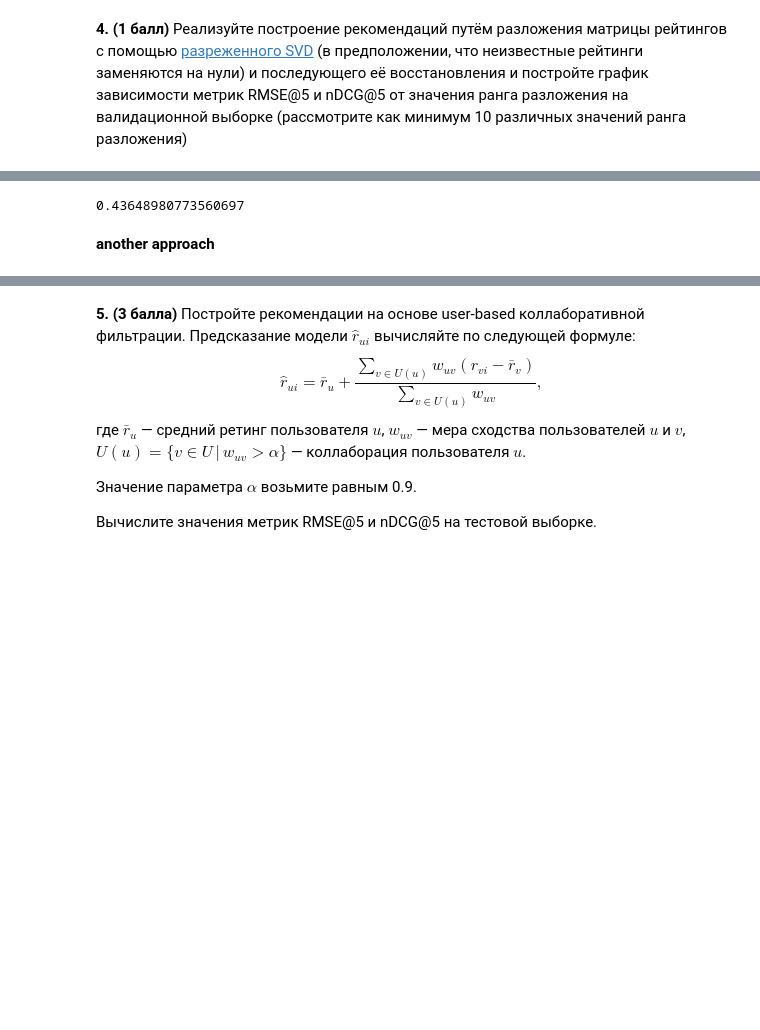
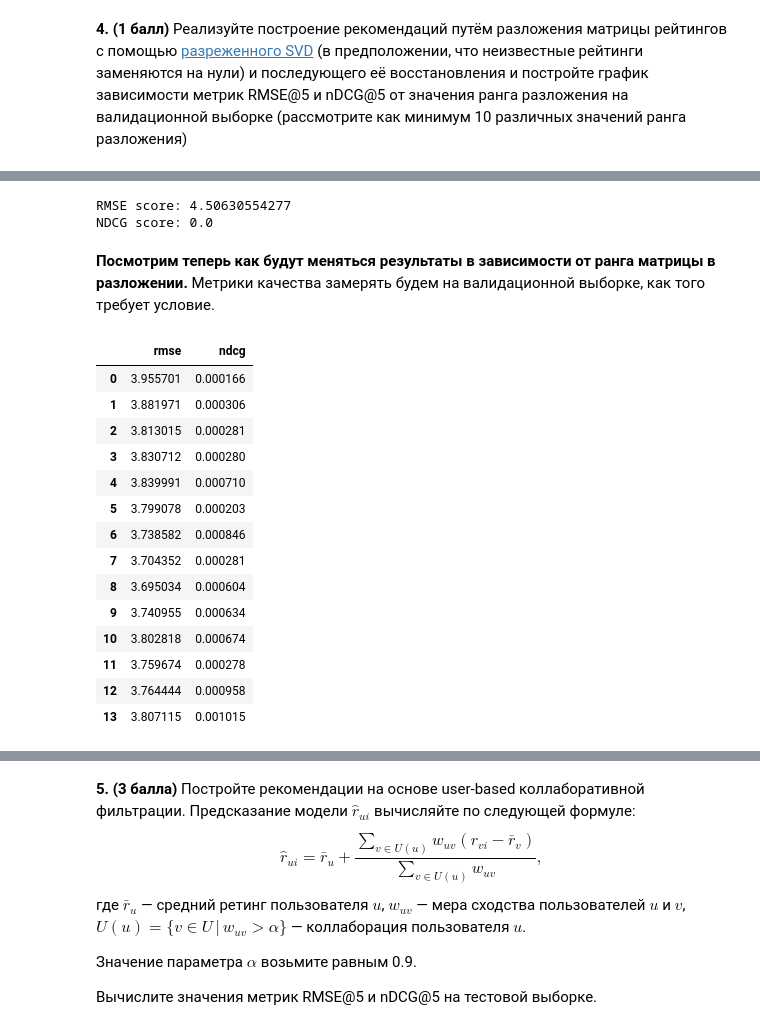
Before and after one commit to BobrG/IreneGit, a Jupyter notebook: recommendation_systems_hw4.ipynb, the cells around one changed output, grey strips where cells are left out. Drawn from its saved outputs; the diff is of its cells as text; code cells hidden in the pictures; blank space fills up the shorter version.

```diff
--- a/recommendation_systems_hw4.ipynb
+++ b/recommendation_systems_hw4.ipynb
@@ -62,0 +41,4 @@ train = sparse.csr_matrix(train.pivot_table(index='userID', values='rating',colu
+# %%
+for i, j in zip(['train', 'val', 'test'], [(10,-1), (5,10), (0,5)]):
+    user_group[i+'_movies'] = user_group['movieID'].apply(lambda x: x[j[0]:j[-1]])
+    user_group[i+'_rating'] = user_group['rating'].apply(lambda x: x[j[0]:j[1]])
@@ -169,6 +147,13 @@ rmse_score(test, svd_res, k=5)
-# %%
-ndcg_score(test, svd_res, k=5)
-# %% [output]
-0.43648980773560697
-# %% [markdown]
-**another approach**
+# %%
+tmp = svd.fit_transform(train)
+inv = svd.inverse_transform(tmp)
+scaler = MinMaxScaler((0, 5))
+res = scaler.fit_transform(inv)
+
+print('RMSE score:', rmse_score(test, res, k=5))
+print('NDCG score:', ndcg_score(test, res, k=5))
+# %% [output]
+RMSE score: 4.50630554277
+NDCG score: 0.0
+# %% [markdown]
+**Посмотрим теперь как будут меняться результаты в зависимости от ранга матрицы в разложении.** Метрики качества замерять будем на валидационной выборке, как того требует условие.
@@ -174,0 +162,32 @@ ndcg_score(test, svd_res, k=5)
+# %%
+rank = np.arange(10, 150, 10)
+scores = []
+results = []
+
+for r in tqdm_notebook(rank):
+    svd = TruncatedSVD(n_components=r)
+    tmp = svd.fit_transform(train)
+    inv = svd.inverse_transform(tmp)
+    scaler = MinMaxScaler((0, 5))
+    curr_res = scaler.fit_transform(inv)
+    results.append(curr_res)
+    scores.append([rmse_score(val, curr_res), ndcg_score(val, curr_res)])
+
+res_scores = pd.DataFrame(scores, columns=['rmse', 'ndcg'])
+res_scores
+# %% [output]
+|  | rmse | ndcg |
+| 0 | 3.955701 | 0.000166 |
+| 1 | 3.881971 | 0.000306 |
+| 2 | 3.813015 | 0.000281 |
+| 3 | 3.830712 | 0.000280 |
+| 4 | 3.839991 | 0.000710 |
+| 5 | 3.799078 | 0.000203 |
+| 6 | 3.738582 | 0.000846 |
+| 7 | 3.704352 | 0.000281 |
+| 8 | 3.695034 | 0.000604 |
+| 9 | 3.740955 | 0.000634 |
+| 10 | 3.802818 | 0.000674 |
+| 11 | 3.759674 | 0.000278 |
+| 12 | 3.764444 | 0.000958 |
+| 13 | 3.807115 | 0.001015 |
```
Also changed, not shown: parts of 47 cells of this notebook.
